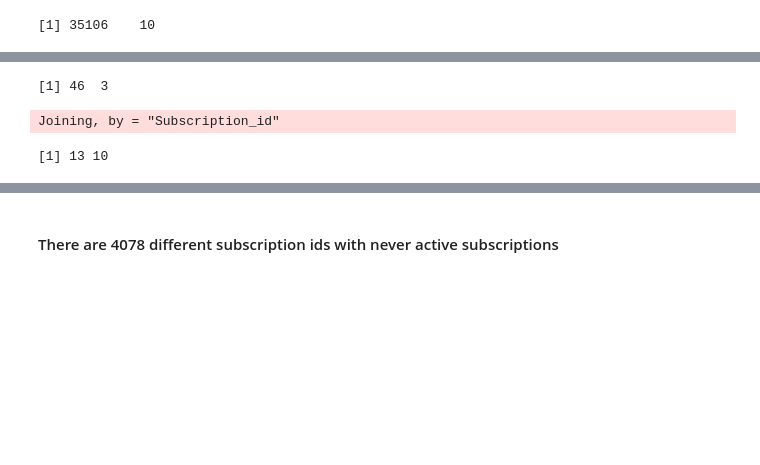
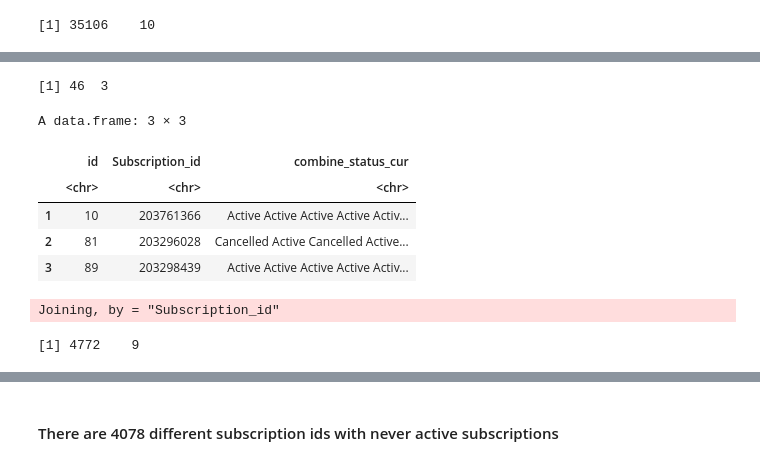
Before and after one commit to almedida/new_analysis_pendulum, a Jupyter notebook: new_analysis_pendulum.ipynb, the cells around one changed output, grey strips where cells are left out. Saved outputs shown, nothing was run; the diff lists cells and outputs as text; code cells hidden in the pictures; blank space fills up the shorter version.

```diff
--- a/new_analysis_pendulum.ipynb
+++ b/new_analysis_pendulum.ipynb
@@ -931,6 +936,13 @@ dim(new_all_cancelled_subs_clean)
 # %%
 #multiple active and cancelled subscriptions ids
 all_cancelled_active_subs <- data_df %>% filter(grepl("Active", combine_status_cur) & grepl("Cancelled", combine_status_cur))
 dim(all_cancelled_active_subs)
+head(all_cancelled_active_subs, 3)
 # %% [output]
 [1] 46  3
+A data.frame: 3 × 3
+|  | id | Subscription_id | combine_status_cur |
+|  | <chr> | <chr> | <chr> |
+| 1 | 10 | 203761366 | Active Active Active Active Activ... |
+| 2 | 81 | 203296028 | Cancelled Active Cancelled Active... |
+| 3 | 89 | 203298439 | Active Active Active Active Activ... |
@@ -959,8 +948,0 @@ last_event_data_sub[c(1,3)] <- list(NULL)
-# %%
-all_active_cancelled_subs_data <- last_event_data_sub %>% inner_join(subscription_df)
-
-active_cancelled_subs_data_clean <- subset(all_active_cancelled_subs_data, !is.na(Cancelled_at))
-dim(active_cancelled_subs_data_clean)
-# %% [output]
-Joining, by = "Subscription_id"
-[1] 13 10
@@ -966,0 +953,8 @@ Joining, by = "Subscription_id"
+# %%
+new_all_cancelled_subs <- new_all_cancelled_subs %>% inner_join(subscription_df)
+
+new_all_cancelled_subs_clean <- subset(new_all_cancelled_subs, !is.na(Cancelled_at))
+dim(new_all_cancelled_subs_clean)
+# %% [output]
+Joining, by = "Subscription_id"
+[1] 4772    9
```
Also changed, not shown: parts of 34 cells of this notebook.
